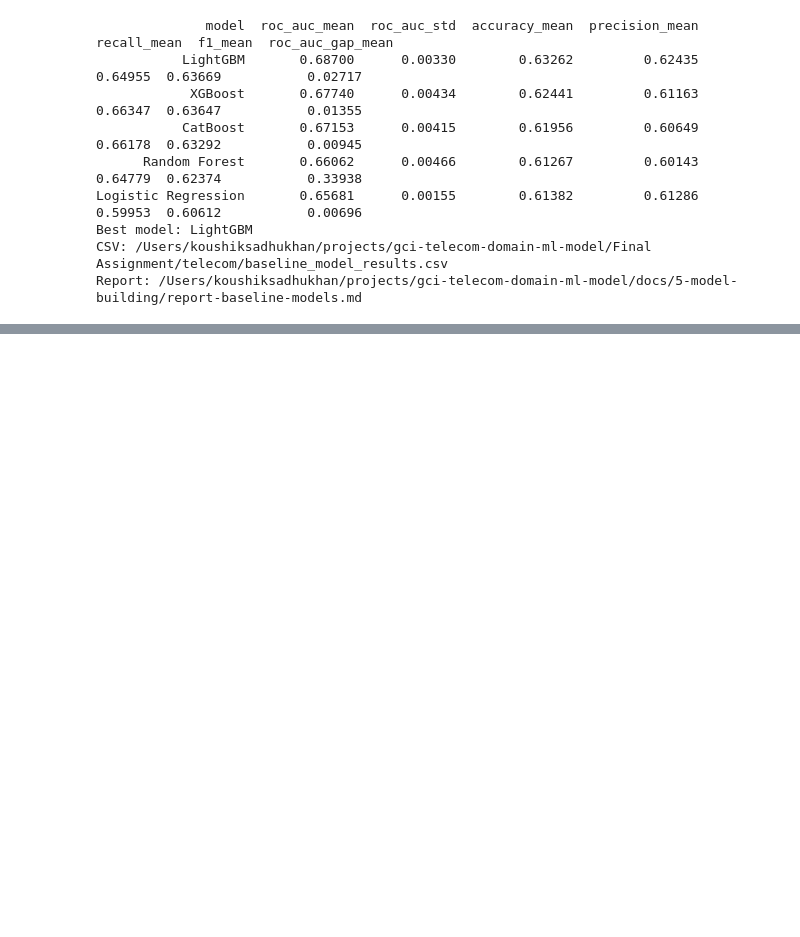
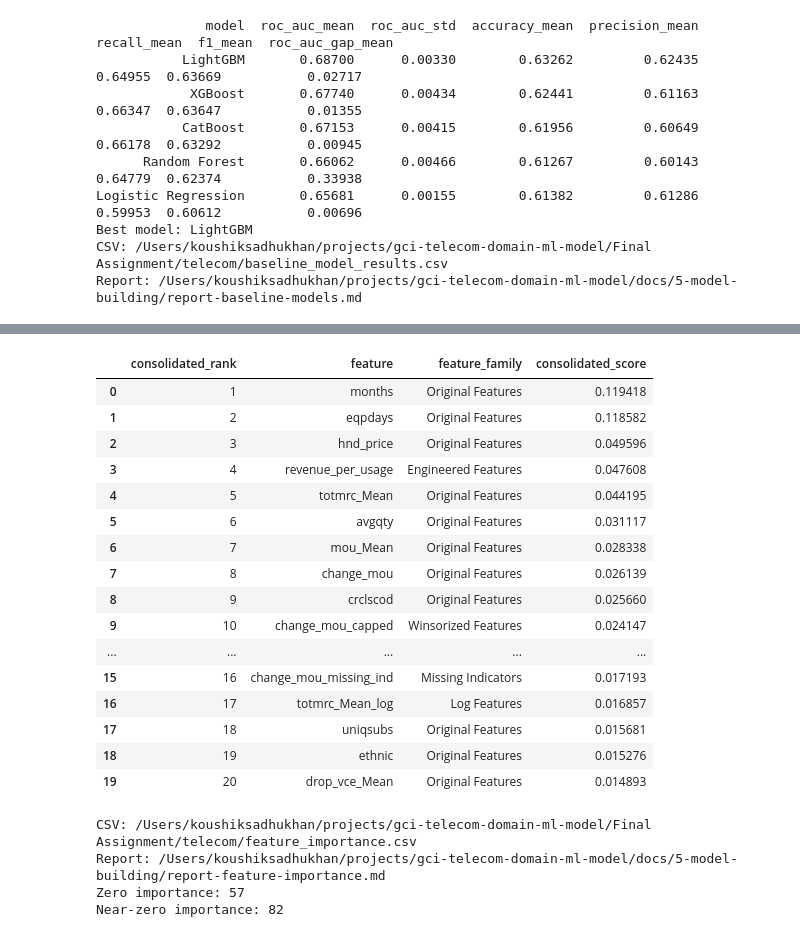
Before and after one commit to koushik0004/gci-telecom-domain-ml-model, a Jupyter notebook: Final Assignment/matsuo_final_assignment.ipynb, the cells around one changed output, grey strips where cells are left out. Saved outputs shown, nothing was run; the diff lists cells and outputs as text; code cells hidden in the pictures; blank space fills up the shorter version.

Commit message:
Phase - 6 | Model Building | Feature Importance investigation | generated report, notebook with new code and csv data

```diff
--- a/Final Assignment/matsuo_final_assignment.ipynb
+++ b/Final Assignment/matsuo_final_assignment.ipynb
@@ -2124,0 +2129,41 @@ Report: /Users/koushiksadhukhan/projects/gci-telecom-domain-ml-model/docs/5-mode
+# %%
+from pathlib import Path
+import pandas as pd
+
+project_root = Path.cwd().resolve()
+for current in (project_root, *project_root.parents):
+    if (current / 'Final Assignment').is_dir() and (current / 'docs').is_dir():
+        project_root = current
+        break
+
+csv_path = project_root / 'Final Assignment' / 'telecom' / 'feature_importance.csv'
+report_path = project_root / 'docs' / '5-model-building' / 'report-feature-importance.md'
+feature_importance_df = pd.read_csv(csv_path)
+
+display(feature_importance_df.head(20)[['consolidated_rank', 'feature', 'feature_family', 'consolidated_score']])
+print(f'CSV: {csv_path}')
+print(f'Report: {report_path}')
+print(f'Zero importance: {int(feature_importance_df["is_zero_importance"].sum())}')
+print(f'Near-zero importance: {int(feature_importance_df["is_near_zero_importance"].sum())}')
+# %% [output]
+|  | consolidated_rank | feature | feature_family | consolidated_score |
+| 0 | 1 | months | Original Features | 0.119418 |
+| 1 | 2 | eqpdays | Original Features | 0.118582 |
+| 2 | 3 | hnd_price | Original Features | 0.049596 |
+| 3 | 4 | revenue_per_usage | Engineered Features | 0.047608 |
+| 4 | 5 | totmrc_Mean | Original Features | 0.044195 |
+| 5 | 6 | avgqty | Original Features | 0.031117 |
+| 6 | 7 | mou_Mean | Original Features | 0.028338 |
+| 7 | 8 | change_mou | Original Features | 0.026139 |
+| 8 | 9 | crclscod | Original Features | 0.025660 |
+| 9 | 10 | change_mou_capped | Winsorized Features | 0.024147 |
+| ... | ... | ... | ... | ... |
+| 15 | 16 | change_mou_missing_ind | Missing Indicators | 0.017193 |
+| 16 | 17 | totmrc_Mean_log | Log Features | 0.016857 |
+| 17 | 18 | uniqsubs | Original Features | 0.015681 |
+| 18 | 19 | ethnic | Original Features | 0.015276 |
+| 19 | 20 | drop_vce_Mean | Original Features | 0.014893 |
+CSV: /Users/koushiksadhukhan/projects/gci-telecom-domain-ml-model/Final Assignment/telecom/feature_importance.csv
+Report: /Users/koushiksadhukhan/projects/gci-telecom-domain-ml-model/docs/5-model-building/report-feature-importance.md
+Zero importance: 57
+Near-zero importance: 82
```
Also changed, not shown: parts of 1 cell of this notebook, 2 other files.
